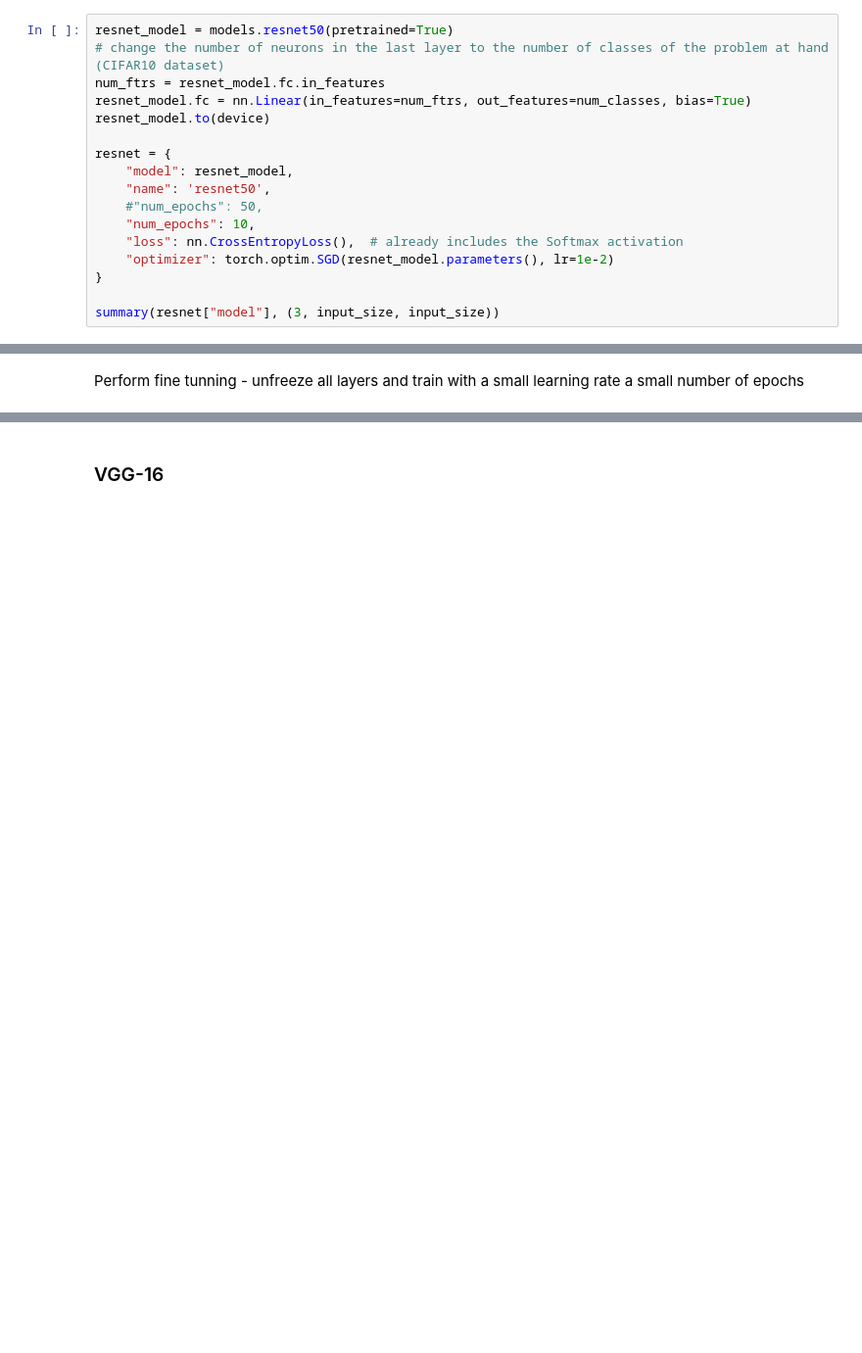
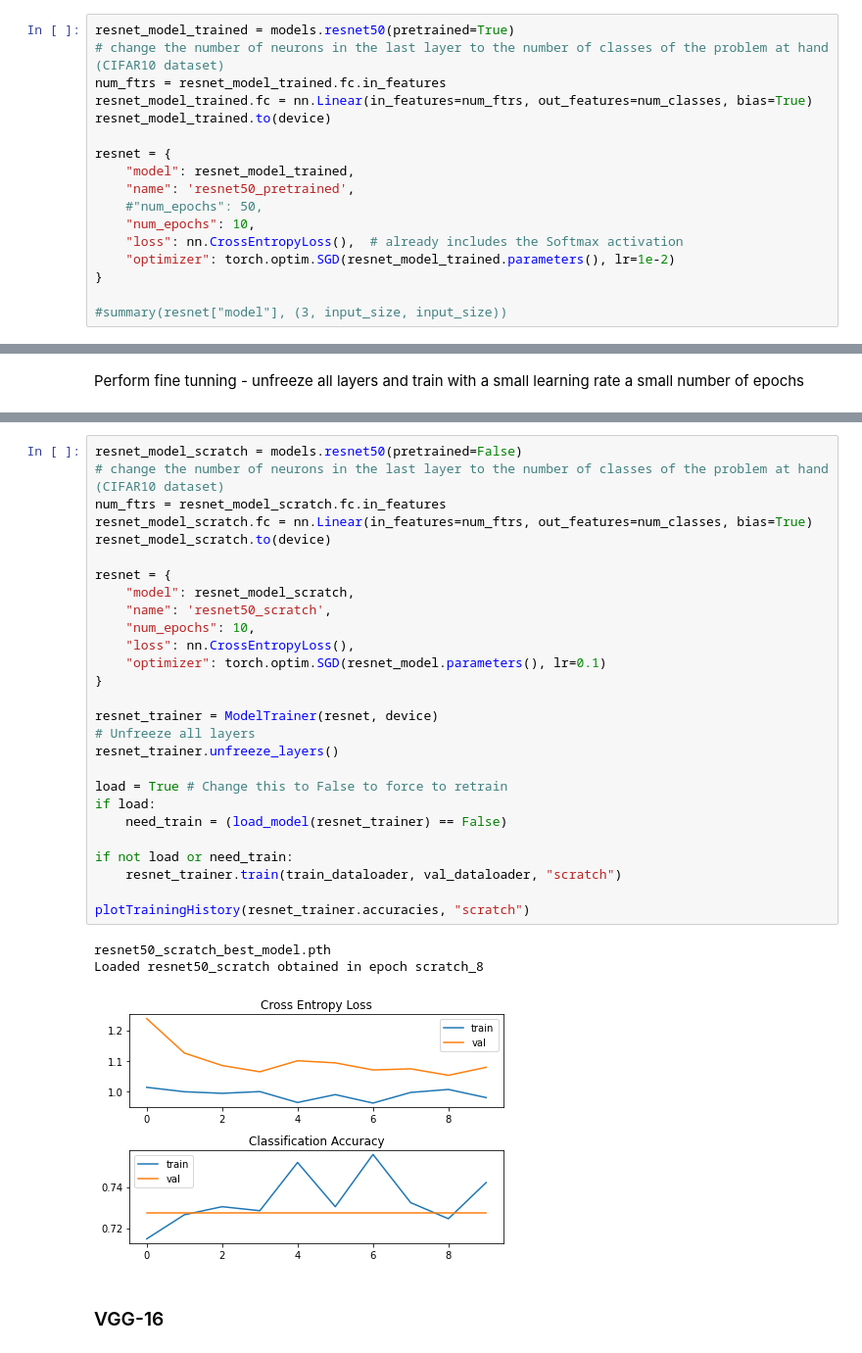
Before and after one commit to joaolucasmartins/VC2022, a Jupyter notebook: Part2/classification.ipynb, the cells around one changed output, grey strips where cells are left out. Shown: that part at 98% size. Cells and saved outputs as stored; diff of their text form; blank space fills up the shorter version.

```diff
--- a/Part2/classification.ipynb
+++ b/Part2/classification.ipynb
@@ -377,19 +430,19 @@ train_dataloader, val_dataloader = get_dataloaders(input_size, mean, std)
 # %% [markdown]
 We define a baseline with 10 epochs, cross entropy loss, and SGD optimizer
 # %%
-resnet_model = models.resnet50(pretrained=True)
+resnet_model_trained = models.resnet50(pretrained=True)
 # change the number of neurons in the last layer to the number of classes of the problem at hand (CIFAR10 dataset)
-num_ftrs = resnet_model.fc.in_features
-resnet_model.fc = nn.Linear(in_features=num_ftrs, out_features=num_classes, bias=True)
-resnet_model.to(device)
+num_ftrs = resnet_model_trained.fc.in_features
+resnet_model_trained.fc = nn.Linear(in_features=num_ftrs, out_features=num_classes, bias=True)
+resnet_model_trained.to(device)
 
 resnet = {
-    "model": resnet_model,
-    "name": 'resnet50',
+    "model": resnet_model_trained,
+    "name": 'resnet50_pretrained',
     #"num_epochs": 50,
     "num_epochs": 10,
     "loss": nn.CrossEntropyLoss(),  # already includes the Softmax activation
-    "optimizer": torch.optim.SGD(resnet_model.parameters(), lr=1e-2)
+    "optimizer": torch.optim.SGD(resnet_model_trained.parameters(), lr=1e-2)
 }
 
-summary(resnet["model"], (3, input_size, input_size))
+#summary(resnet["model"], (3, input_size, input_size))
@@ -471,3 +496,34 @@ metric_collection(preds, actual_y)
+# %%
+resnet_model_scratch = models.resnet50(pretrained=False)
+# change the number of neurons in the last layer to the number of classes of the problem at hand (CIFAR10 dataset)
+num_ftrs = resnet_model_scratch.fc.in_features
+resnet_model_scratch.fc = nn.Linear(in_features=num_ftrs, out_features=num_classes, bias=True)
+resnet_model_scratch.to(device)
+
+resnet = {
+    "model": resnet_model_scratch,
+    "name": 'resnet50_scratch',
+    "num_epochs": 10,
+    "loss": nn.CrossEntropyLoss(),
+    "optimizer": torch.optim.SGD(resnet_model.parameters(), lr=0.1)
+}
+
+resnet_trainer = ModelTrainer(resnet, device)
+# Unfreeze all layers
+resnet_trainer.unfreeze_layers()
+
+load = True # Change this to False to force to retrain
+if load:
+    need_train = (load_model(resnet_trainer) == False)
+
+if not load or need_train:
+    resnet_trainer.train(train_dataloader, val_dataloader, "scratch")
+
+plotTrainingHistory(resnet_trainer.accuracies, "scratch")
+# %% [output]
+resnet50_scratch_best_model.pth
+Loaded resnet50_scratch obtained in epoch scratch_8
+[figure, added]
 # %% [markdown]
 ### VGG-16
 # %%
```
Also changed, not shown: parts of 12 cells of this notebook, 1 other file.
